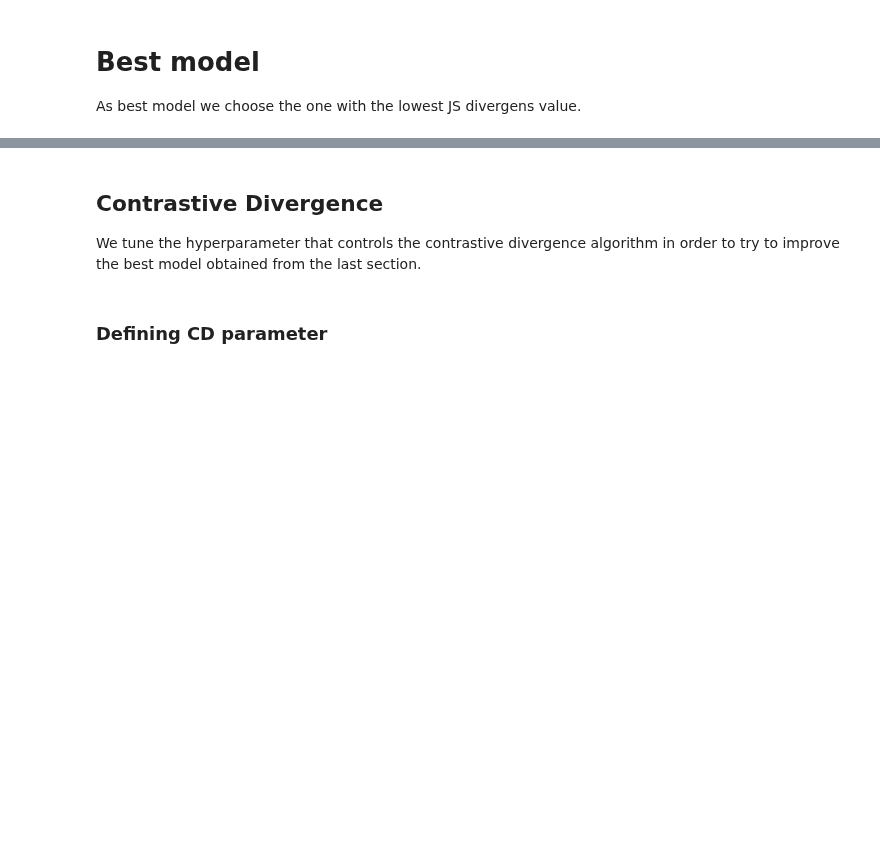
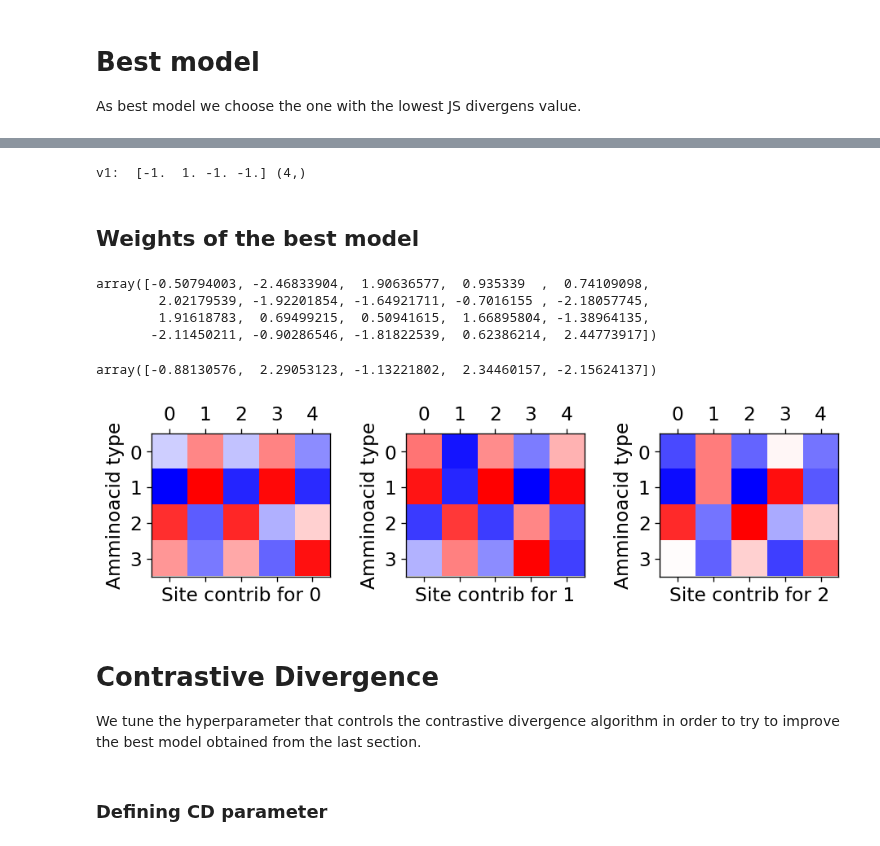
Before and after one commit to threeblueonebrowneyes/lcpb-homework, a Jupyter notebook: HW_02/Unified_group2305_exercise2.ipynb, the cells around one changed output, grey strips where cells are left out. Cells and saved outputs as stored; diff of their text form; code cells hidden in the pictures; blank space fills up the shorter version.

Commit message:
Add hidden variable weights plot

```diff
--- a/HW_02/Unified_group2305_exercise2.ipynb
+++ b/HW_02/Unified_group2305_exercise2.ipynb
@@ -710,0 +688,11 @@ As best model we choose the one with the lowest JS divergens value.
+# %%
+file_name='Models/RMSprop_02_1_spin.npz' # the best training so far
+
+model = np.load(file_name)
+w = model['w']
+a = model['a']
+b = model['b']
+
+n_ammino = 5
+n_sub_ammino = 4
+n_hidden = M
@@ -711,5 +701,53 @@ As best model we choose the one with the lowest JS divergens value.
+# %%
+v=np.eye(4)
+
+if spin:
+    v=v*2-1
+
+v1,v2,v3,v4=v[:]
+print('v1: ',v2, v1.shape)
+# %% [output]
+v1:  [-1.  1. -1. -1.] (4,)
+# %% [markdown]
+## Weights of the best model
+# %%
+w[:,0] # first hidden unit weigths
+# %% [output]
+array([-0.50794003, -2.46833904,  1.90636577,  0.935339  ,  0.74109098,
+        2.02179539, -1.92201854, -1.64921711, -0.7016155 , -2.18057745,
+        1.91618783,  0.69499215,  0.50941615,  1.66895804, -1.38964135,
+       -2.11450211, -0.90286546, -1.81822539,  0.62386214,  2.44773917])
+# %%
+ww=w.reshape((n_ammino,n_sub_ammino, n_hidden)) #reshaped: one matrix for each hidden l, one row for each site,
+np.dot(ww[:,:,0], v1) # compute per site contribution of each 4 amminoacids types for hidden l=0
+# %% [output]
+array([-0.88130576,  2.29053123, -1.13221802,  2.34460157, -2.15624137])
+# %%
+output=np.zeros((4,5,n_hidden))
+output_vv=np.zeros((4,5,n_hidden))
+
+
+for h in range(n_hidden):
+    output[:,:,h]=np.array([np.dot(ww[:,:,h], v1),
+                     np.dot(ww[:,:,h], v2),
+                     np.dot(ww[:,:,h], v3),
+                     np.dot(ww[:,:,h], v4)])
+# %%
+fig, ax = plt.subplots(nrows=1, ncols=n_hidden, figsize=(8,4), dpi=120)
+fig.tight_layout()
+
+for h in range(n_hidden):
+    ax[h].matshow(output[:,:,h], cmap='bwr')
+    ax[h].set_xlabel('Site contrib for '+str(h))
+    ax[h].set_ylabel('Amminoacid type')
+
+#     ax[h//3][h%3].matshow(output[:,:,h], cmap='bwr')
+#     ax[h//3][h%3].set_xlabel('Site contrib for '+str(h))
+#     ax[h//3][h%3].set_ylabel('Amminoacid type')
+# %% [output]
+[figure, added]
 # %% [markdown]
-## Contrastive Divergence
+# Contrastive Divergence
 We tune the hyperparameter that controls the contrastive divergence algorithm in order to try to improve the best model obtained from the last section.
 # %% [markdown]
 ### Defining CD parameter
```
Also changed, not shown: parts of 21 cells of this notebook.
